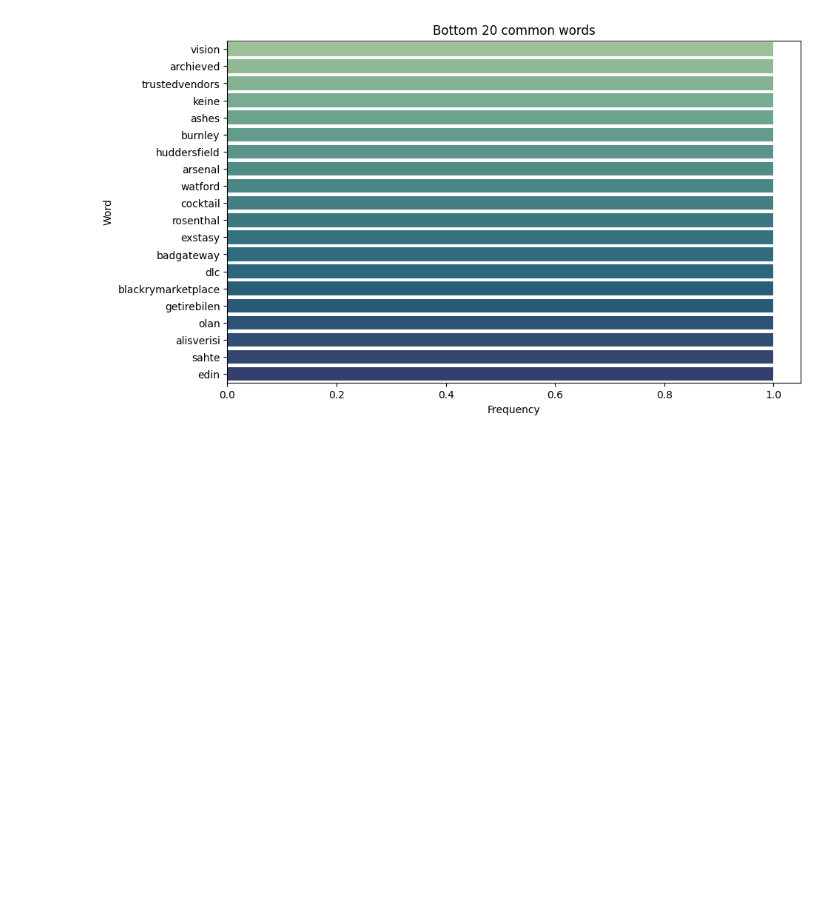
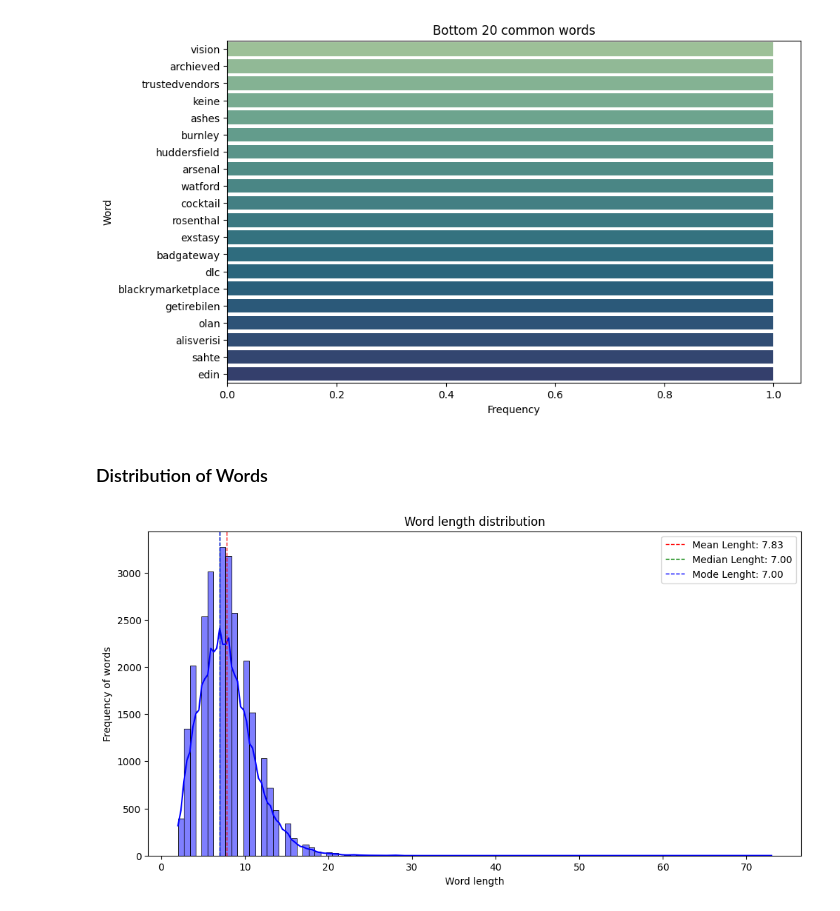
Before and after one commit to D0men1c0/GSoC, a Jupyter notebook: Analyze_files/Completed/TextThreadAnalysis.ipynb, the cells around one changed output. Drawn from its saved outputs; the diff is of its cells as text; code cells hidden in the pictures; blank space fills up the shorter version.

Commit message:
Add New Graph

```diff
--- a/Analyze_files/Completed/TextAnalysis.ipynb
+++ b/Analyze_files/Completed/TextThreadAnalysis.ipynb
@@ -221,3 +212,21 @@ sns.barplot(x='Frequency', y='Word', data=word_freq_df, hue='Word', dodge=False,
 plt.title('Bottom 20 common words');
 # %% [output]
 [figure]
+# %% [markdown]
+### Distribution of Words
+# %%
+word_lengths = [len(word) for word in word_dict.keys()]
+mean_length = np.mean(word_lengths)
+median_length = np.median(word_lengths)
+mode_length = np.argmax(np.bincount(word_lengths))
+plt.figure(figsize=(12, 6))
+sns.histplot(word_lengths, bins=100, kde=True, color='blue')
+plt.axvline(mean_length, color='red', linestyle='dashed', linewidth=1, label=f'Mean Lenght: {mean_length:.2f}')
+plt.axvline(median_length, color='green', linestyle='dashed', linewidth=1, label=f'Median Lenght: {median_length:.2f}')
+plt.axvline(mode_length, color='blue', linestyle='dashed', linewidth=1, label=f'Mode Lenght: {mode_length:.2f}')
+plt.title('Word length distribution')
+plt.xlabel('Word length')
+plt.ylabel('Frequency of words')
+plt.legend();
+# %% [output]
+[figure, added]
```
Also changed, not shown: parts of 2 cells of this notebook.
